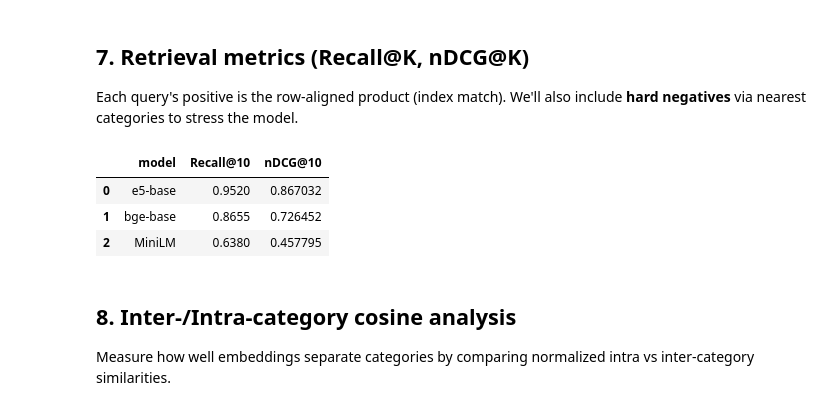
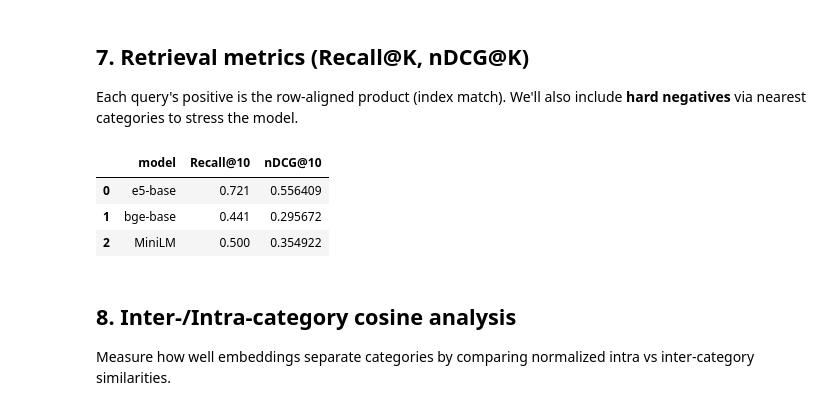
Before and after one commit to mananthakris/shoptalk-search-assistant, a Jupyter notebook: research/eda/ShopTalk_ABO_EDA_Embeddings.ipynb, the cells around one changed output. Saved outputs shown, nothing was run; the diff lists cells and outputs as text; code cells hidden in the pictures.

```diff
--- a/research/eda/ShopTalk_ABO_EDA_Embeddings.ipynb
+++ b/research/eda/ShopTalk_ABO_EDA_Embeddings.ipynb
@@ -223,7 +222,7 @@ def coalesce_row(row):
 
 text_cols = df.select_dtypes(include=['object']).columns.tolist()
 
-exclude_cols = {'item_id', 'spin_id','3dmodel_id'}
+exclude_cols = {'item_id', 'spin_id','3dmodel_id','main_image_id', 'other_image_id'}
 text_cols = [c for c in text_cols if c not in exclude_cols]
 
 df['text_for_embed'] = df[text_cols].apply(coalesce_row, axis=1)
@@ -258,0 +527,4 @@ Text columns used:
+# %%
+CAPTION_PATH = Path("/content/drive/MyDrive/abo_project/captions_main.parquet")
+df_merged[['item_id','image_caption','item_name','image_url']].dropna().to_parquet(CAPTION_PATH, index=False)
+print("Saved captions:", CAPTION_PATH)
@@ -258,0 +538,14 @@ Text columns used:
+# %%
+from PIL import Image
+import torch
+
+test_path = df_main['image_local_path'].iloc[0]
+print("Test image:", test_path)
+
+img = Image.open(test_path).convert("RGB")
+
+with torch.no_grad():
+    inputs = processor(images=img, return_tensors="pt").to(device)
+    out = blip.generate(**inputs, max_new_tokens=30)
+    cap = processor.decode(out[0], skip_special_tokens=True)
+print("Single caption:", cap)
@@ -341,41 +707,53 @@ Encoding with MiniLM ...
 ## 7. Retrieval metrics (Recall@K, nDCG@K)
 Each query's positive is the row-aligned product (index match). We'll also include **hard negatives** via nearest categories to stress the model.
 # %%
-from sklearn.metrics.pairwise import cosine_similarity
-import numpy as np
+import numpy as np, faiss
 
-def recall_at_k(sim, k=10):
-    # sim: Q x D cosine matrix, positives are diag
-    topk = np.argsort(-sim, axis=1)[:, :k]
-    hits = np.any(topk == np.arange(sim.shape[0])[:,None], axis=1)
-    return hits.mean()
+def build_ip_index(doc_emb: np.ndarray) -> faiss.Index:
+    # use cosine by normalizing first, then Inner Product (IP)
+    doc = doc_emb.astype('float32')
+    faiss.normalize_L2(doc)
+    index = faiss.IndexFlatIP(doc.shape[1])
+    index.add(doc)
+    return index
 
-def ndcg_at_k(sim, k=10):
-    # relevance: 1 for the diagonal positive else 0
-    Q = sim.shape[0]
-    ndcgs = []
-    for i in range(Q):
-        ranks = np.argsort(-sim[i])[:k]
-        rels = (ranks == i).astype(float)
-        dcg = np.sum(rels / np.log2(np.arange(2, k+2)))
-        idcg = 1.0  # best possible is 1 at rank 1
-        ndcgs.append(dcg / idcg)
-    return float(np.mean(ndcgs))
+def topk_search(index: faiss.Index, q_emb: np.ndarray, k: int = 10):
+    q = q_emb.astype('float32')
+    faiss.normalize_L2(q)
+    # D: similarities, I: indices in FULL docs
+    D, I = index.search(q, k)
+    return D, I
 
+def recall_at_k_from_indices(I: np.ndarray, pos: np.ndarray) -> float:
+    # I: Q x K integer indices; pos: Q positives (doc indices)
+    return float((I == pos[:, None]).any(axis=1).mean())
+
+def ndcg_at_k_from_indices(I: np.ndarray, pos: np.ndarray) -> float:
+    # binary relevance; DCG=1/log2(rank+1) if found; else 0
+    match = (I == pos[:, None])
+    found = match.any(axis=1)
+    # rank position (0-based) where the positive appears
+    rank = np.where(found, match.argmax(axis=1), -1)
+    dcg = np.where(found, 1.0 / np.log2(rank + 2.0), 0.0)
+    return float(dcg.mean())
+
+# ---- usage ----
+k = 10
 metrics = []
 for name in ENCODERS.keys():
-    q = EMB[(name,'queries')]
-    d = EMB[(name,'docs')]
-    sim = cosine_similarity(q, d)
-    r10 = recall_at_k(sim, k=10)
-    n10 = ndcg_at_k(sim, k=10)
-    metrics.append({"model": name, "Recall@10": r10, "nDCG@10": n10})
+    d = EMB[(name, 'docs')]      # full docs (D x d)
+    q = EMB[(name, 'queries')]   # sampled queries (Q x d)
+    index = build_ip_index(d)
+    _, I = topk_search(index, q, k=k)
+    r = recall_at_k_from_indices(I, pos)
+    n = ndcg_at_k_from_indices(I, pos)
+    metrics.append({"model": name, f"Recall@{k}": r, f"nDCG@{k}": n})
 pd.DataFrame(metrics)
 # %% [output]
 |  | model | Recall@10 | nDCG@10 |
-| 0 | e5-base | 0.9520 | 0.867032 |
-| 1 | bge-base | 0.8655 | 0.726452 |
-| 2 | MiniLM | 0.6380 | 0.457795 |
+| 0 | e5-base | 0.721 | 0.556409 |
+| 1 | bge-base | 0.441 | 0.295672 |
+| 2 | MiniLM | 0.500 | 0.354922 |
 # %% [markdown]
 ## 8. Inter-/Intra-category cosine analysis
 Measure how well embeddings separate categories by comparing normalized intra vs inter-category similarities.
```
Also changed, not shown: parts of 39 cells of this notebook.
